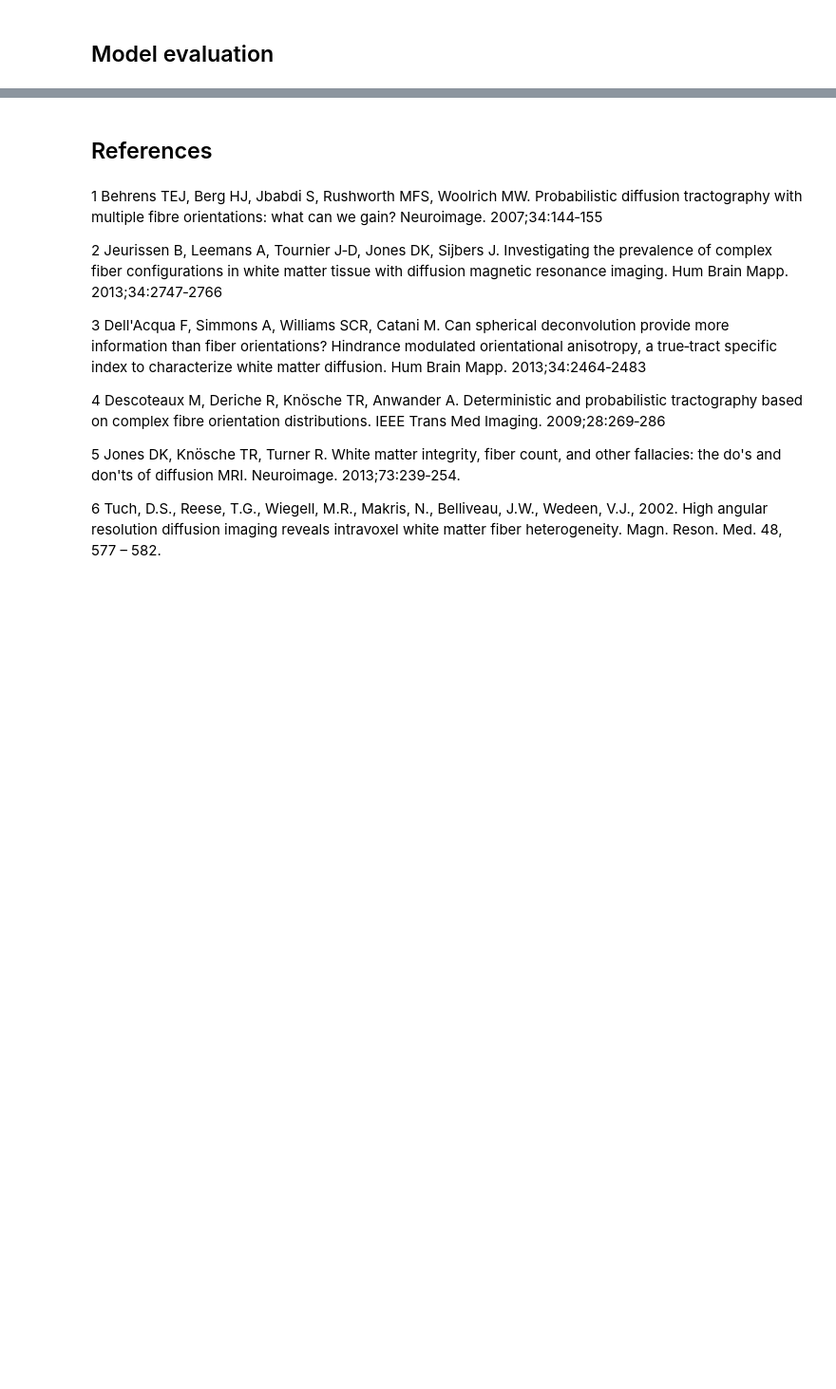
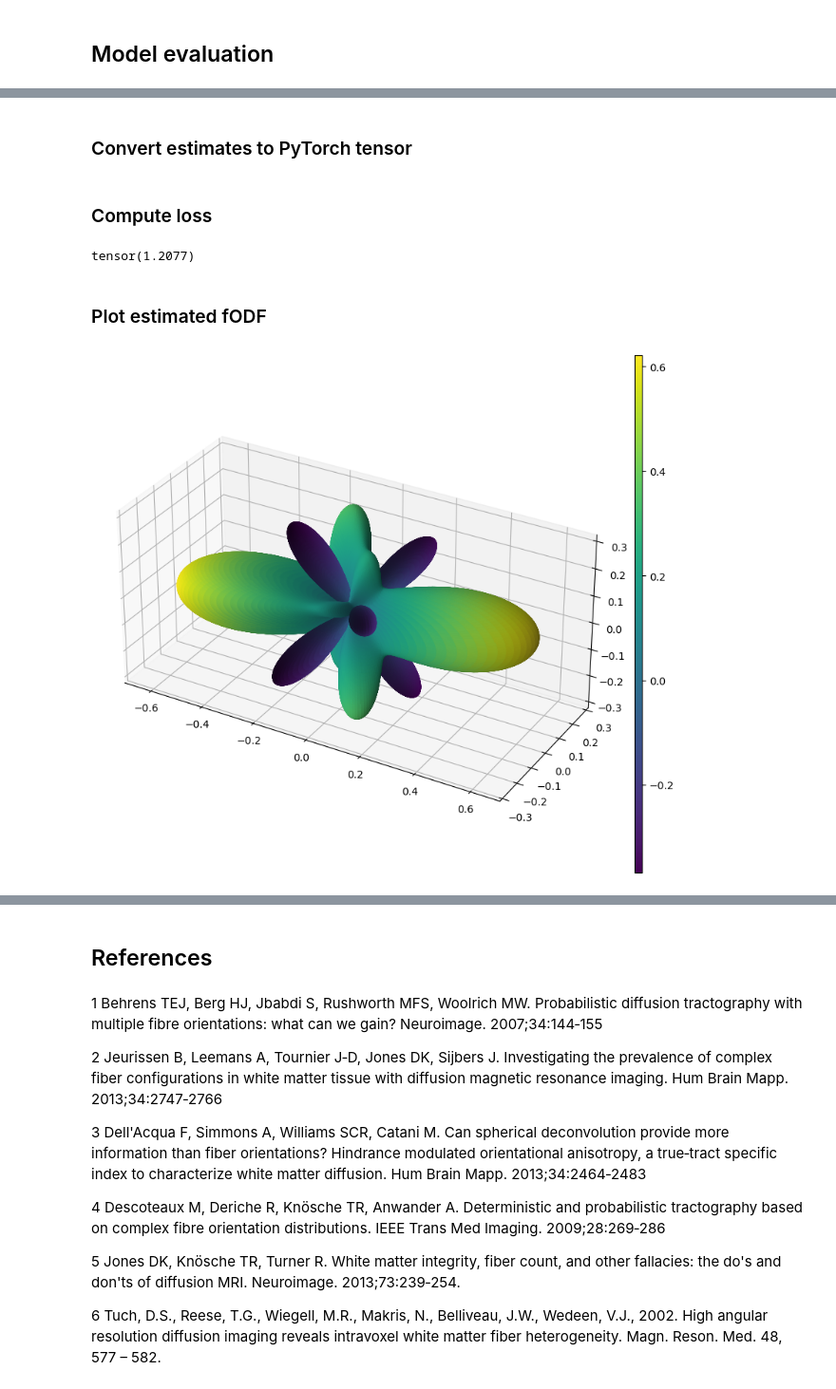
Before and after one commit to AlesRessler/AlesMScProject, a Jupyter notebook: 09 Spherical deconvolution.ipynb, the cells around one changed output, grey strips where cells are left out. Shown at 95% size. Cells and saved outputs as stored; diff of their text form; code cells hidden in the pictures; blank space fills up the shorter version.

```diff
--- a/09 Spherical deconvolution.ipynb
+++ b/09 Spherical deconvolution.ipynb
@@ -321,0 +223,4 @@ MSEs_df
+# %%
+all_dwis = np.load("./data2/planar/no_rotation/diffusion_weighted_signals.npy")
+fODF_ground_truth = np.load("./data2/planar/no_rotation/fODF_sh_coefficients.npy")[0:10000]
+qhat = np.load("./data2/planar/no_rotation/gradient_orientations.npy")[0]
@@ -321,0 +235,4 @@ MSEs_df
+# %%
+all_dwis = np.tile(all_dwis, 2)
+
+qhat = np.concatenate((qhat,-qhat),axis=1)
@@ -321,0 +241,8 @@ MSEs_df
+# %%
+fODF_estimates = spherical_deconvolution_fit(fibre_response_function=fibre_response_function_partial,
+                                                measurements=all_dwis[0:10000],
+                                                qhat=qhat,
+                                                b_value=1000,
+                                                max_degree=8,
+                                                number_of_samples_of_fibre_response_function=1000,
+                                                regularisation_strength=0.03)
@@ -321,0 +253,2 @@ MSEs_df
+# %% [markdown]
+### Convert estimates to PyTorch tensor
@@ -321,0 +258,35 @@ MSEs_df
+# %% [markdown]
+### Compute loss
+# %%
+loss(fODF_estimates_tensor, fODF_ground_truth_tensor)
+# %% [output]
+tensor(1.2077)
+# %% [markdown]
+### Plot estimated fODF
+# %%
+#%matplotlib qt
+
+x, y, z, fcolors = get_spherical_function_values_from_spherical_expansion(fODF_estimates[125],max_degree=8,resolution=200,min_value=None,max_value=None, normalize=False)
+
+x = x * fcolors
+y = y * fcolors
+z = z * fcolors
+
+fig = plt.figure(figsize=(10,10))
+
+cmap = plt.cm.viridis
+normalization = Normalize(vmin=np.min(fcolors), vmax=np.max(fcolors))
+sm = plt.cm.ScalarMappable(cmap=cmap, norm=normalization)
+
+ax = fig.add_subplot(111, projection='3d')
+ax.plot_surface(x, y, z,  rstride=1, cstride=1, facecolors=plt.cm.viridis(normalization(fcolors)), shade=True)
+#ax.set_axis_off()
+plt.gca().set_aspect('equal')
+
+fig.subplots_adjust(right=0.8)
+cbar_ax = fig.add_axes([0.85, 0.15, 0.01, 0.7])
+cbar = fig.colorbar(sm, ax=[ax], cax=cbar_ax)
+
+plt.show()
+# %% [output]
+[figure, added]
```
Also changed, not shown: parts of 23 cells of this notebook, 1 other file.
